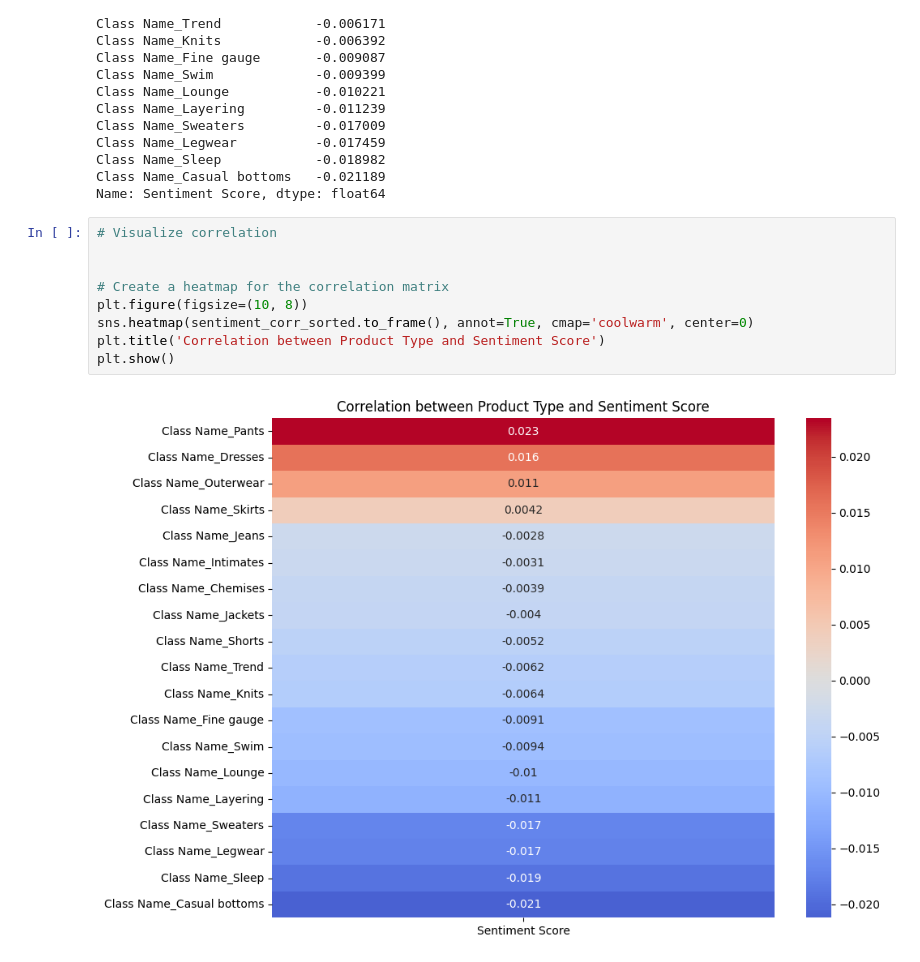
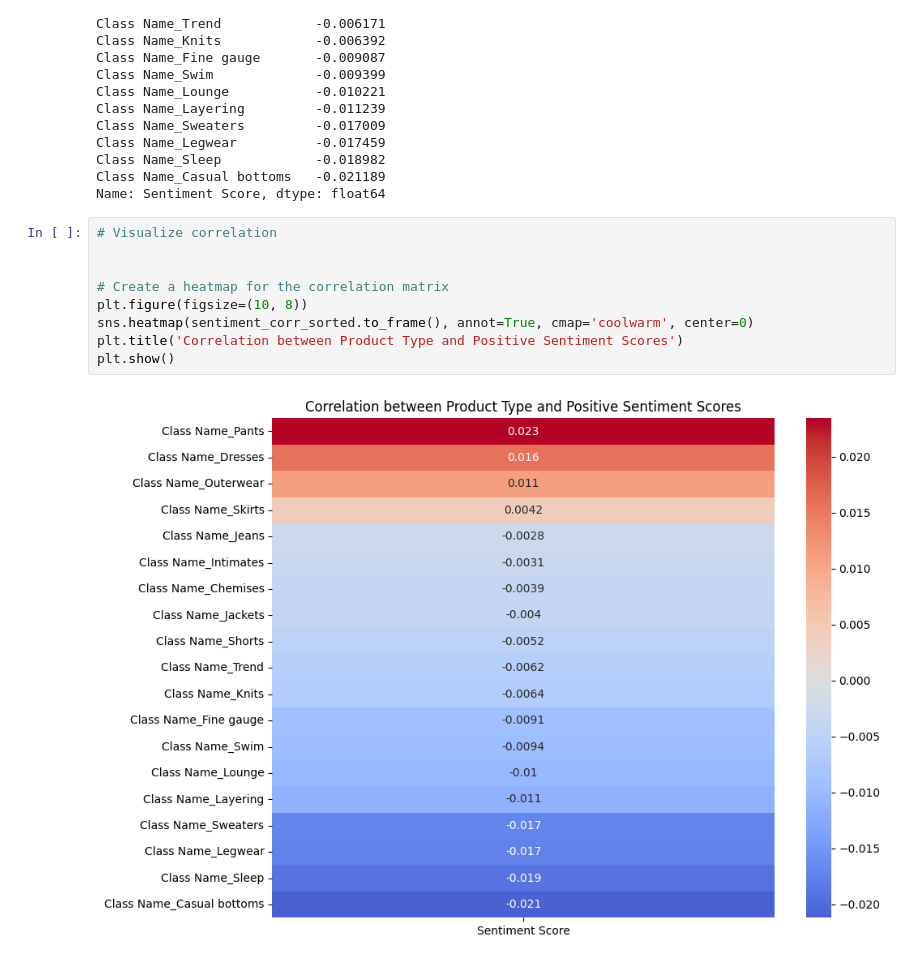
Before and after one commit to Sabrina-Hendricks/DS4002-Group13, a Jupyter notebook: Scripts/Ml3_Analysis_Positive.ipynb, the cells around one changed output. Cells and saved outputs as stored; diff of their text form.

```diff
--- a/Scripts/Ml3_Analysis_Positive.ipynb
+++ b/Scripts/Ml3_Analysis_Positive.ipynb
@@ -138,11 +138,11 @@ Name: Sentiment Score, dtype: float64
 # %%
 # Visualize correlation
 
 
 # Create a heatmap for the correlation matrix
 plt.figure(figsize=(10, 8))
 sns.heatmap(sentiment_corr_sorted.to_frame(), annot=True, cmap='coolwarm', center=0)
-plt.title('Correlation between Product Type and Sentiment Score')
+plt.title('Correlation between Product Type and Positive Sentiment Scores')
 plt.show()
 # %% [output]
-[figure, old version]
+[figure, new version]
```
Also changed, not shown: parts of 1 cell of this notebook.
